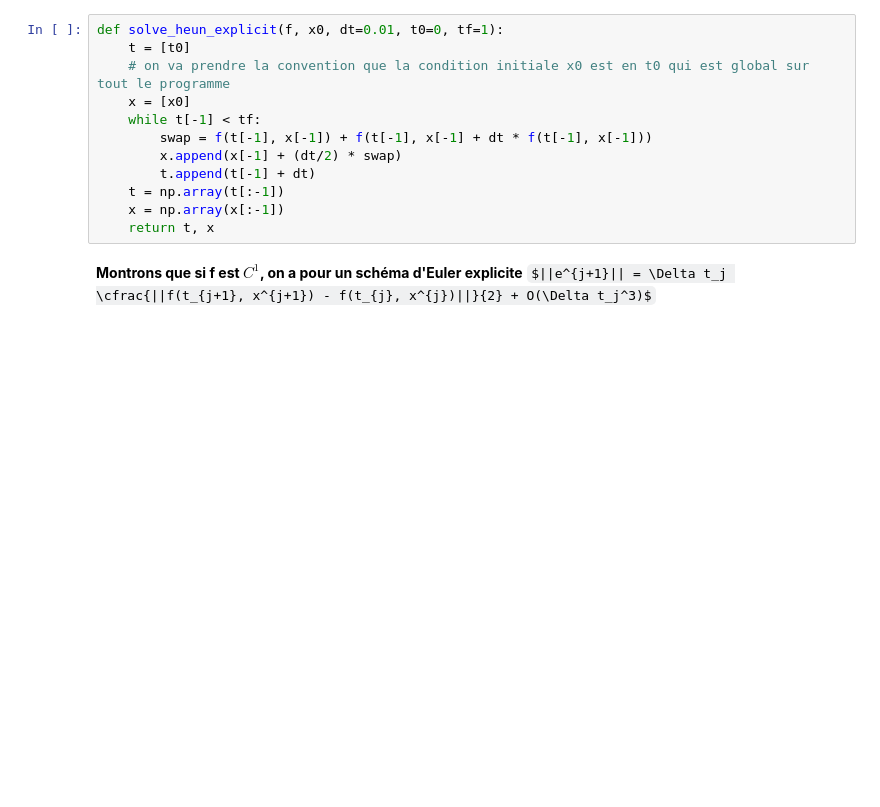
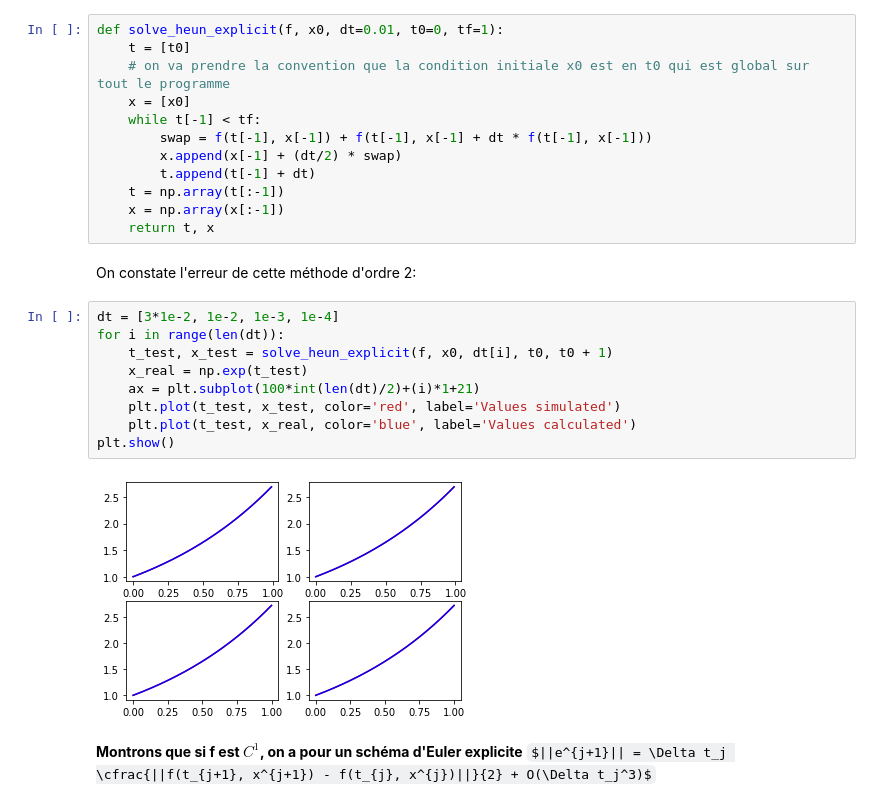
Before and after one commit to thomas-dubard/Projet_Maths_Info2, a Jupyter notebook: Untitled.ipynb, the cells around one changed output. Drawn from its saved outputs; the diff is of its cells as text; some formulas as TeX source; blank space fills up the shorter version.

```diff
--- a/Untitled.ipynb
+++ b/Untitled.ipynb
@@ -112,6 +113,19 @@ def solve_heun_explicit(f, x0, dt=0.01, t0=0, tf=1):
     t = np.array(t[:-1])
     x = np.array(x[:-1])
     return t, x
+# %% [markdown]
+On constate l'erreur de cette méthode d'ordre 2:
+# %%
+dt = [3*1e-2, 1e-2, 1e-3, 1e-4]
+for i in range(len(dt)):
+    t_test, x_test = solve_heun_explicit(f, x0, dt[i], t0, t0 + 1)
+    x_real = np.exp(t_test)
+    ax = plt.subplot(100*int(len(dt)/2)+(i)*1+21)
+    plt.plot(t_test, x_test, color='red', label='Values simulated')
+    plt.plot(t_test, x_real, color='blue', label='Values calculated')
+plt.show()
+# %% [output]
+[figure, added]
 # %% [markdown]
 **Montrons que si f est $C^1$, on a pour un schéma d'Euler explicite** $||e^{j+1}|| = \Delta t_j \cfrac{||f(t_{j+1}, x^{j+1}) - f(t_{j}, x^{j})||}{2} + O(\Delta t_j^3)$
 # %% [markdown]
```
Also changed, not shown: parts of 3 cells of this notebook, 1 other file.
